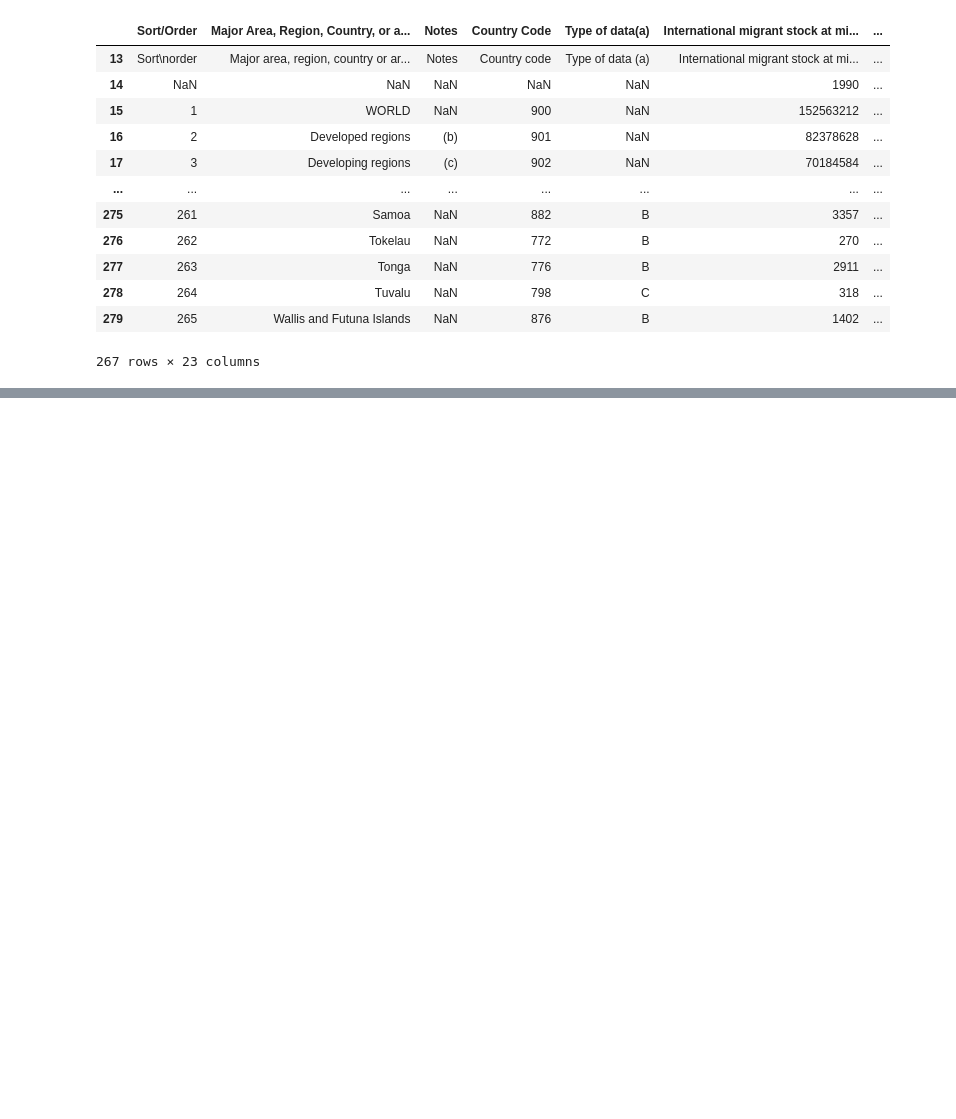
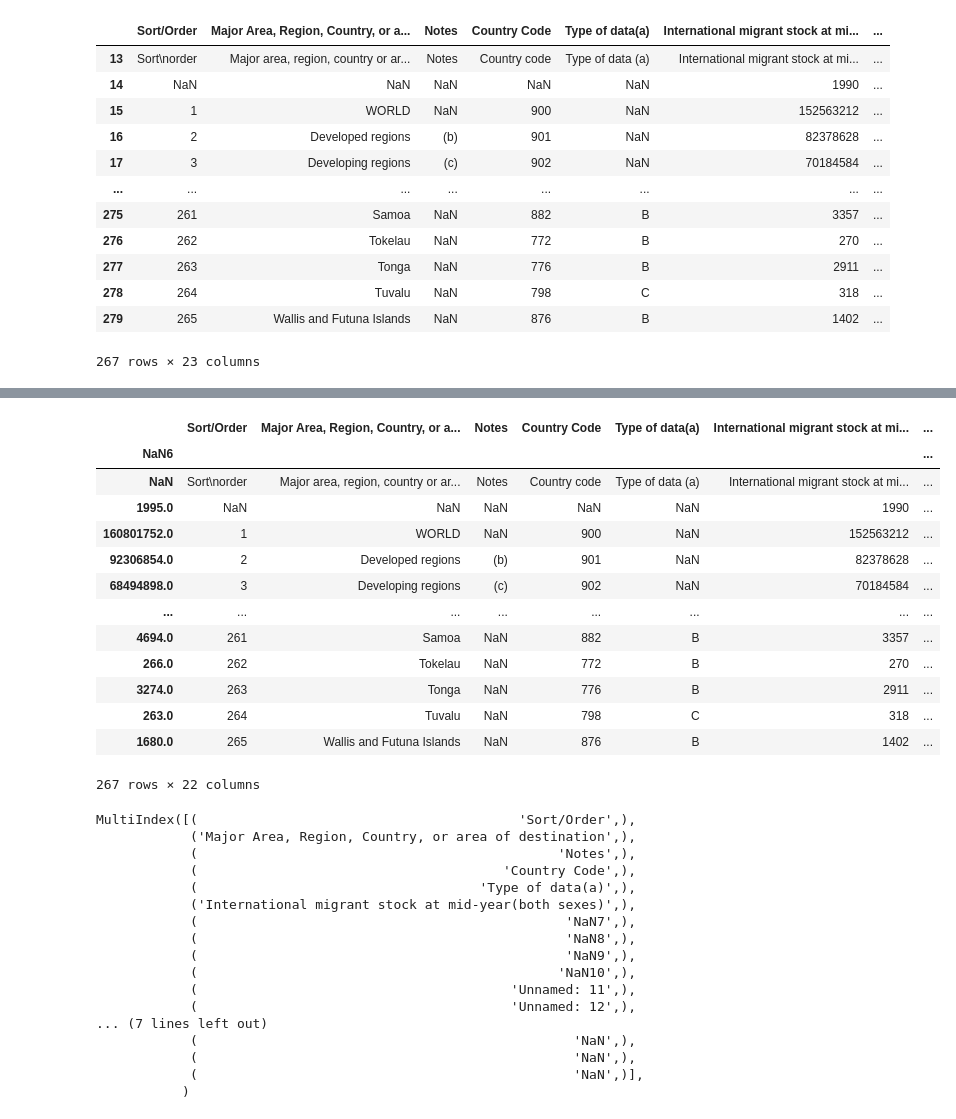
Before and after one commit to zhenwujason/inf1340-ZhenWuJason-Project, a Jupyter notebook: mid-term-project-submissions/data-cleaning.ipynb, the cells around one changed output, grey strips where cells are left out. Cells and saved outputs as stored; diff of their text form; code cells hidden in the pictures; blank space fills up the shorter version.

Commit message:
Renaming, filtering and handling multi-index in Panda

```diff
--- a/mid-term-project-submissions/data-cleaning.ipynb
+++ b/mid-term-project-submissions/data-cleaning.ipynb
@@ -40,0 +67,37 @@ None
+# %%
+df = table1.set_index("NaN6")
+display(df)
+df.columns = pd.MultiIndex.from_tuples([tuple(c.split("_")) for c in df.columns])
+display(df.columns)
+# %% [output]
+|  | Sort/Order | Major Area, Region, Country, or a... | Notes | Country Code | Type of data(a) | International migrant stock at mi... | ... |
+| NaN6 |  |  |  |  |  |  | ... |
+| NaN | Sort\norder | Major area, region, country or ar... | Notes | Country code | Type of data (a) | International migrant stock at mi... | ... |
+| 1995.0 | NaN | NaN | NaN | NaN | NaN | 1990 | ... |
+| 160801752.0 | 1 | WORLD | NaN | 900 | NaN | 152563212 | ... |
+| 92306854.0 | 2 | Developed regions | (b) | 901 | NaN | 82378628 | ... |
+| 68494898.0 | 3 | Developing regions | (c) | 902 | NaN | 70184584 | ... |
+| ... | ... | ... | ... | ... | ... | ... | ... |
+| 4694.0 | 261 | Samoa | NaN | 882 | B | 3357 | ... |
+| 266.0 | 262 | Tokelau | NaN | 772 | B | 270 | ... |
+| 3274.0 | 263 | Tonga | NaN | 776 | B | 2911 | ... |
+| 263.0 | 264 | Tuvalu | NaN | 798 | C | 318 | ... |
+| 1680.0 | 265 | Wallis and Futuna Islands | NaN | 876 | B | 1402 | ... |
+267 rows × 22 columns
+MultiIndex([(                                         'Sort/Order',),
+            ('Major Area, Region, Country, or area of destination',),
+            (                                              'Notes',),
+            (                                       'Country Code',),
+            (                                    'Type of data(a)',),
+            ('International migrant stock at mid-year(both sexes)',),
+            (                                               'NaN7',),
+            (                                               'NaN8',),
+            (                                               'NaN9',),
+            (                                              'NaN10',),
+            (                                        'Unnamed: 11',),
+            (                                        'Unnamed: 12',),
+... (7 lines left out)
+            (                                                'NaN',),
+            (                                                'NaN',),
+            (                                                'NaN',)],
+           )
```
Also changed, not shown: parts of 2 cells of this notebook, 1 other file.
